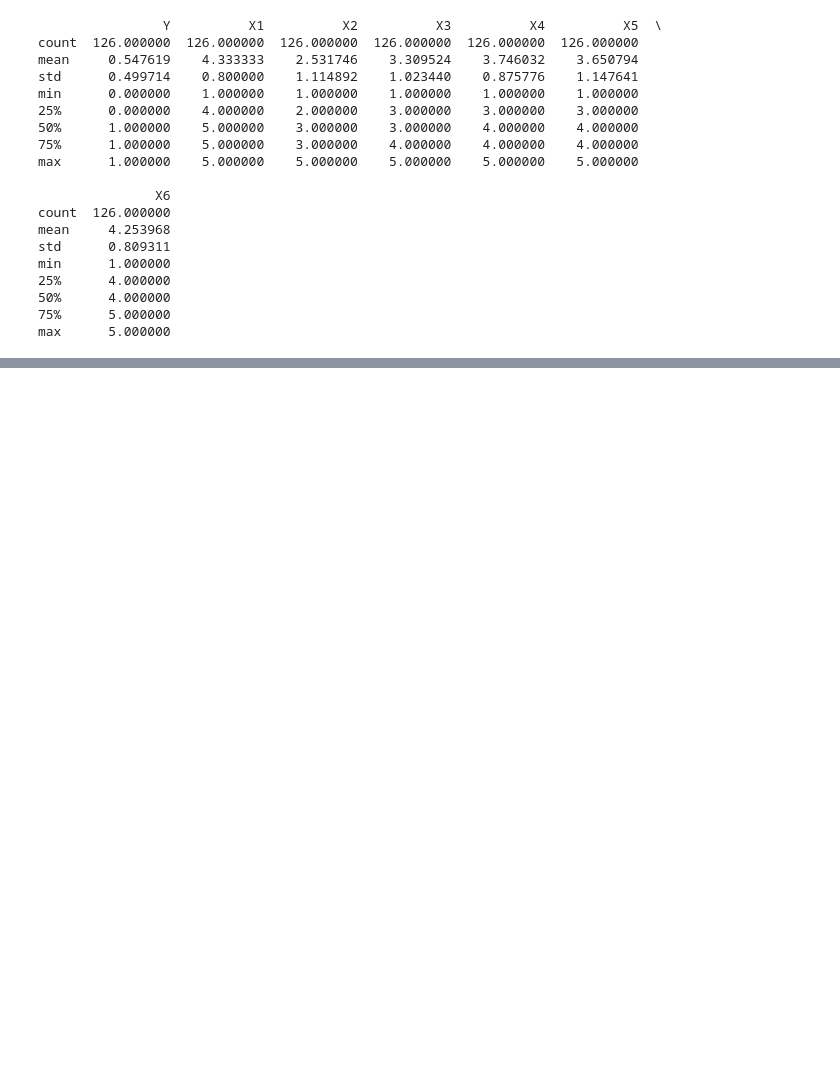
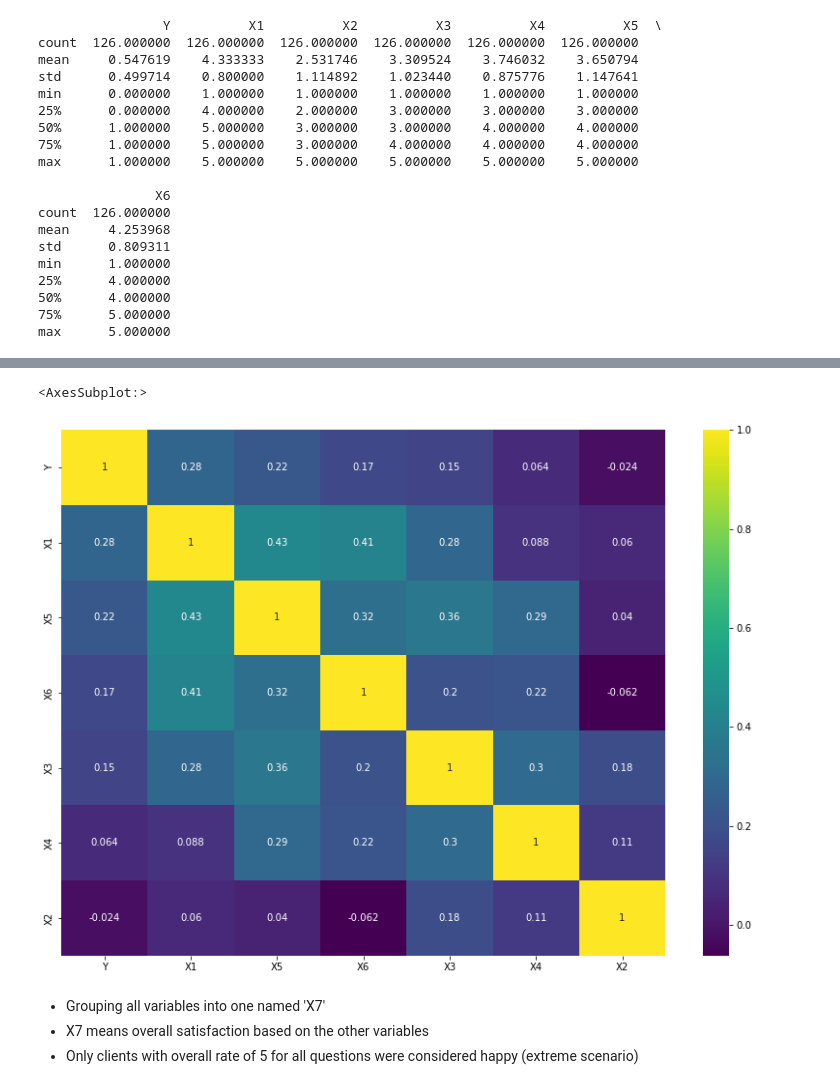
Before and after one commit to hugofmonteiro/ML-Principles-HappyCustomerPredictions, a Jupyter notebook: notebooks/happyCustomers_EDA.ipynb, the cells around one changed output, grey strips where cells are left out. Drawn from its saved outputs; the diff is of its cells as text; code cells hidden in the pictures; blank space fills up the shorter version.

Commit message:
exploratory data analysis, grouping variables, and a LR

```diff
--- a/notebooks/happyCustomers_EDA.ipynb
+++ b/notebooks/happyCustomers_EDA.ipynb
@@ -122,0 +142,13 @@ max      5.000000
+# %%
+k = 7
+cols = df.corr().nlargest(k, 'Y')['Y'].index
+cm = df[cols].corr()
+plt.figure(figsize=(14,10))
+sns.heatmap(cm, annot=True, cmap = 'viridis')
+# %% [output]
+<AxesSubplot:>
+[figure, added]
+# %% [markdown]
+- Grouping all variables into one named 'X7'
+- X7 means overall satisfaction based on the other variables
+- Only clients with overall rate of 5 for all questions were considered happy (extreme scenario)
```
Also changed, not shown: parts of 14 cells of this notebook.
